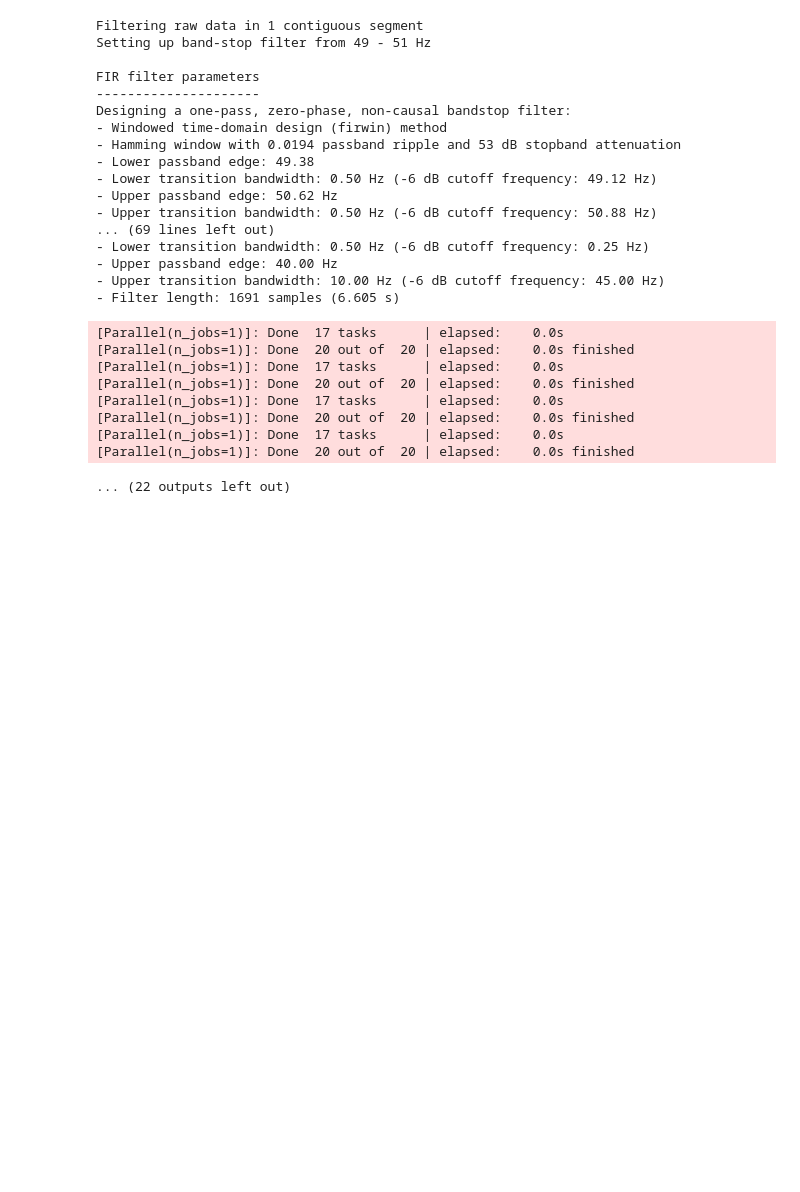
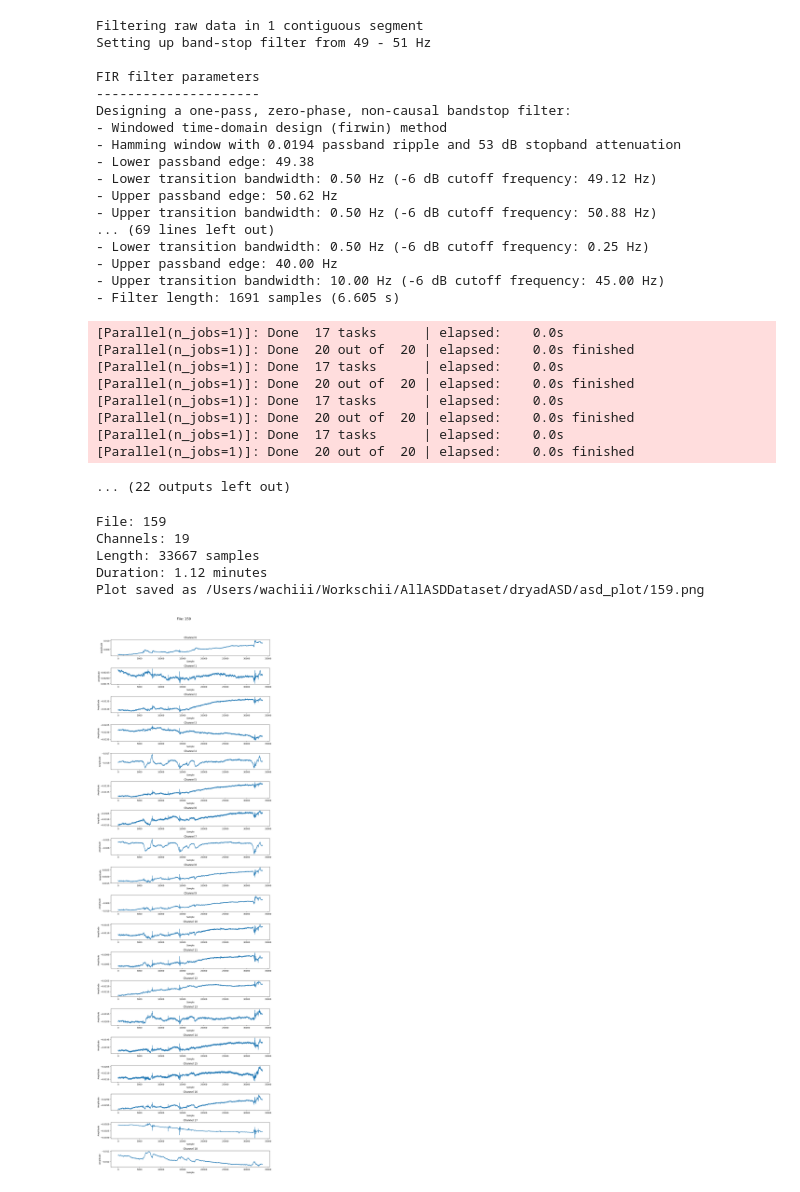
Before and after one commit to wachiii-q/brain-asd, a Jupyter notebook: inspect_data.ipynb, the cells around one changed output. Cells and saved outputs as stored; diff of their text form; code cells hidden in the pictures; blank space fills up the shorter version.

```diff
--- a/inspect_data.ipynb
+++ b/inspect_data.ipynb
@@ -848,3 +848,50 @@ Designing a one-pass, zero-phase, non-causal bandstop filter:
 [Parallel(n_jobs=1)]: Done  17 tasks      | elapsed:    0.0s
 [Parallel(n_jobs=1)]: Done  20 out of  20 | elapsed:    0.0s finished
 ... (22 outputs left out)
+# %%
+import numpy as np
+import matplotlib.pyplot as plt
+import os
+
+
+file_path = "/Users/wachiii/Workschii/brain-asd/data/data_dryad_for_test/rawData/asd/159.npy"
+file_name = os.path.basename(file_path)
+fname, _ = os.path.splitext(file_name)
+sampling_rate = 500  # adjust if needed
+
+signals = np.load(file_path, allow_pickle=True)
+if isinstance(signals, list):
+    signals = np.array(signals)
+
+n_channels = signals.shape[0] if signals.ndim > 1 else 1
+length = signals.shape[1] if signals.ndim > 1 else signals.shape[0]
+duration_min = length / sampling_rate / 60
+
+print(f"File: {fname}")
+print(f"Channels: {n_channels}")
+print(f"Length: {length} samples")
+print(f"Duration: {duration_min:.2f} minutes")
+
+plt.figure(figsize=(12, 2 * n_channels))
+plt.suptitle(f"File: {fname}", fontsize=16)
+for i in range(n_channels):
+    plt.subplot(n_channels, 1, i + 1)
+    plt.plot(signals[i] if n_channels > 1 else signals)
+    plt.title(f"Channel {i}")
+    plt.xlabel("Sample")
+    plt.ylabel("Amplitude")
+plt.tight_layout(rect=[0, 0, 1, 0.96])
+
+output_dir = "/Users/wachiii/Workschii/AllASDDataset/dryadASD/asd_plot"
+os.makedirs(output_dir, exist_ok=True)
+png_path = os.path.join(output_dir, f"{os.path.splitext(fname)[0]}.png")
+plt.savefig(png_path, dpi=300)
+print(f"Plot saved as {png_path}")
+plt.show()
+# %% [output]
+File: 159
+Channels: 19
+Length: 33667 samples
+Duration: 1.12 minutes
+Plot saved as /Users/wachiii/Workschii/AllASDDataset/dryadASD/asd_plot/159.png
+[figure, added]
```
Also changed, not shown: 5 other files.
